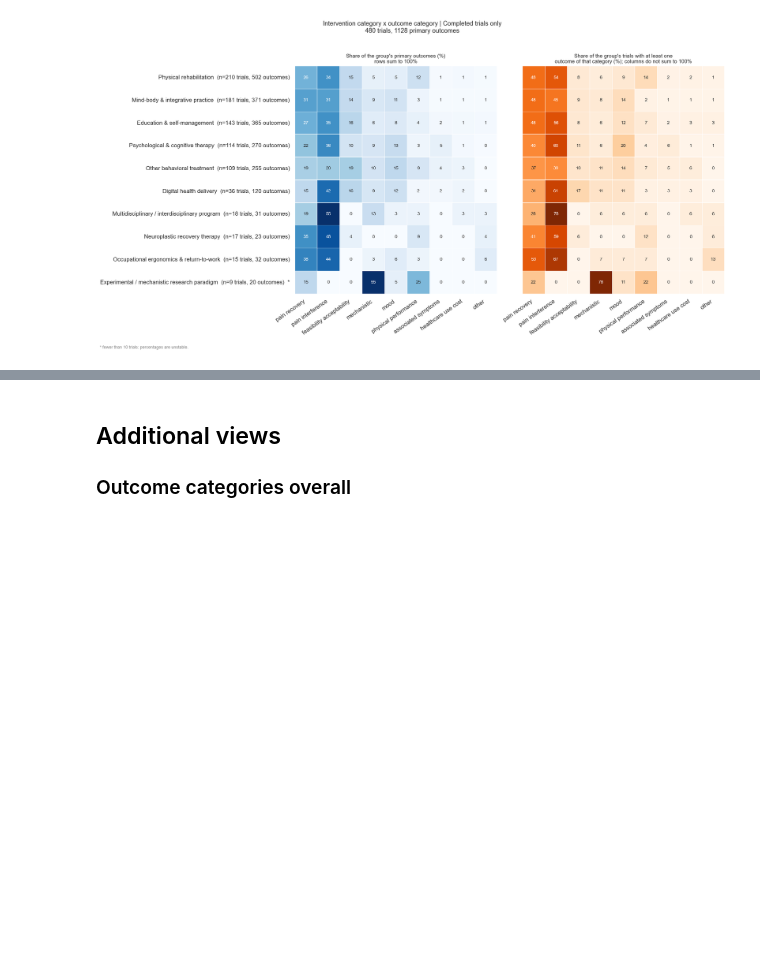
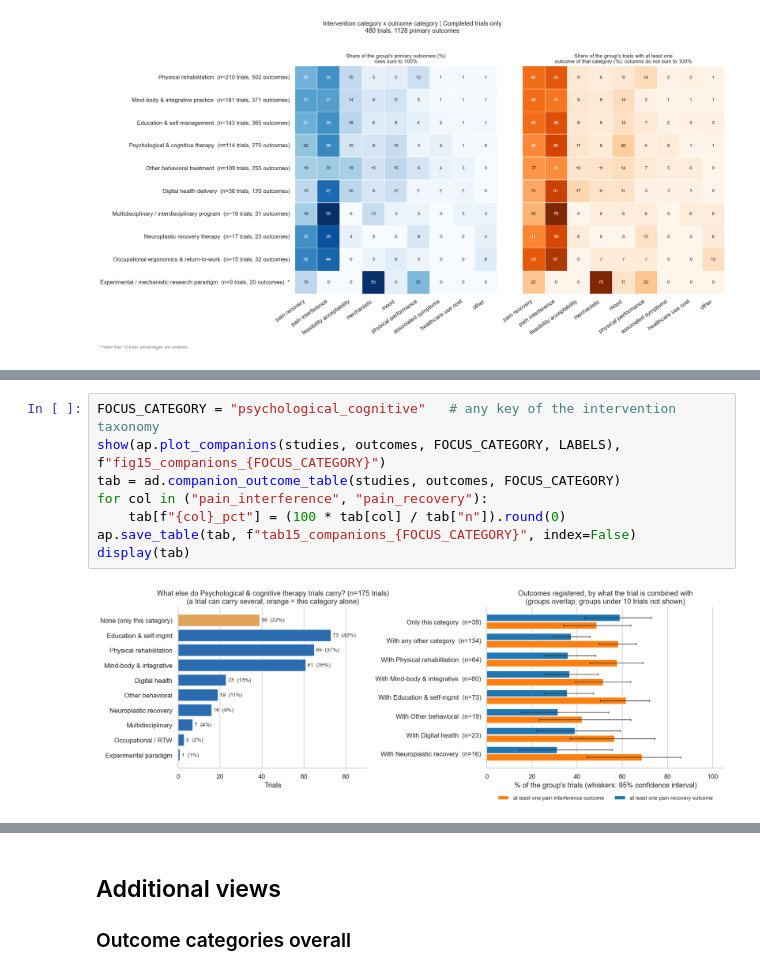
Before and after one commit to talmorya/primary-outcome-analysis, a Jupyter notebook: analysis/outcome_analysis.ipynb, the cells around one changed output, grey strips where cells are left out. Cells and saved outputs as stored; diff of their text form; blank space fills up the shorter version.

```diff
--- a/analysis/outcome_analysis.ipynb
+++ b/analysis/outcome_analysis.ipynb
@@ -225,0 +252,10 @@ completed: 480 trials, 1128 primary outcomes
+# %%
+FOCUS_CATEGORY = "psychological_cognitive"   # any key of the intervention taxonomy
+show(ap.plot_companions(studies, outcomes, FOCUS_CATEGORY, LABELS), f"fig15_companions_{FOCUS_CATEGORY}")
+tab = ad.companion_outcome_table(studies, outcomes, FOCUS_CATEGORY)
+for col in ("pain_interference", "pain_recovery"):
+    tab[f"{col}_pct"] = (100 * tab[col] / tab["n"]).round(0)
+ap.save_table(tab, f"tab15_companions_{FOCUS_CATEGORY}", index=False)
+display(tab)
+# %% [output]
+[figure, added]
```
Also changed, not shown: parts of 5 cells of this notebook, 25 other files.
